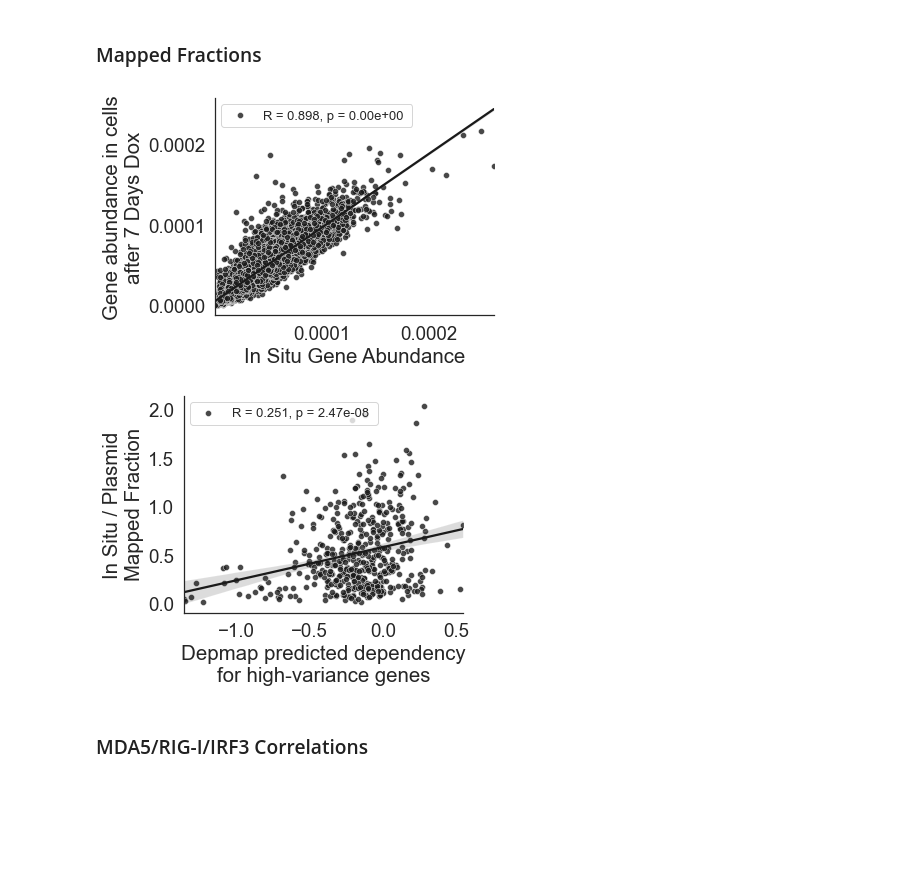
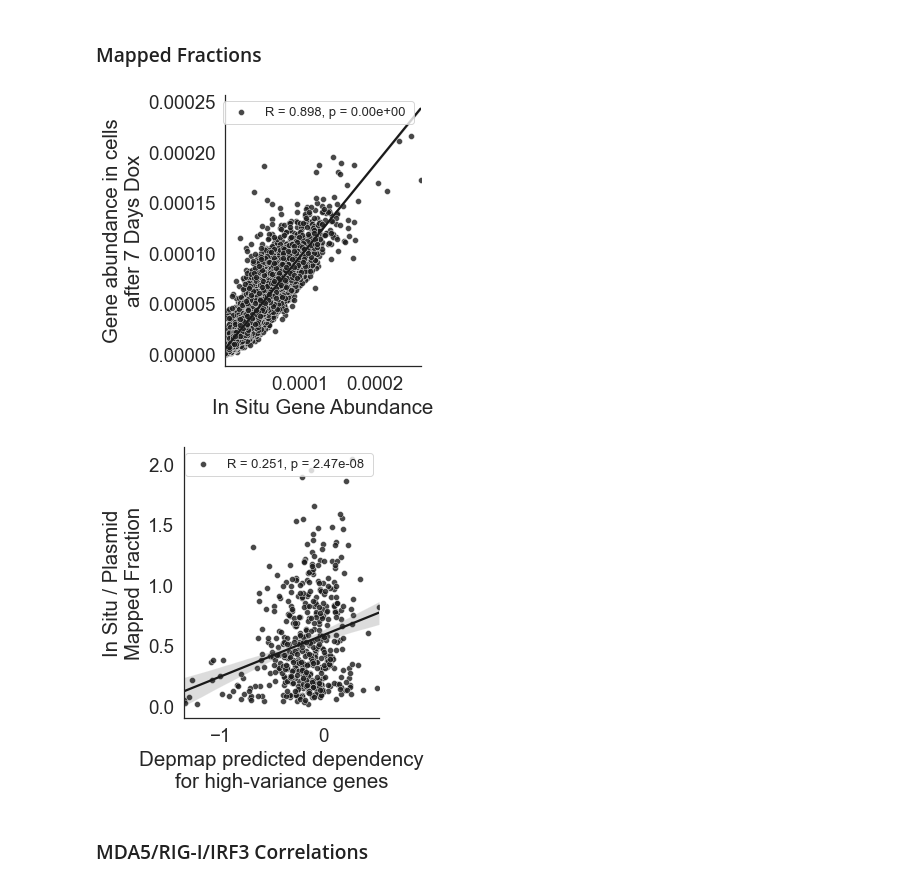
Before and after one commit to beccajcarlson/IRF3OpticalPooledScreen, a Jupyter notebook: CodeforFigures/Figure1_Supp.ipynb, the cells around one changed output. Drawn from its saved outputs; the diff is of its cells as text; code cells hidden in the pictures; blank space fills up the shorter version.

```diff
--- a/CodeforFigures/Figure1_Supp.ipynb
+++ b/CodeforFigures/Figure1_Supp.ipynb
@@ -122,30 +122,30 @@ hela = hela[hela.gene_symbol.isin((varg.gene_symbol))]
 # %%
 feature1 = 'InSitu'
 feature2 = '7dDox'
 nas = np.logical_or(df[feature1].isnull(), df[feature2].isnull())
 
 
-plt.figure(figsize = (5,4))
+plt.figure(figsize = (3.5,5))
 r, p = scipy.stats.pearsonr(df[feature1][~nas],df[feature2][~nas])
 sns.regplot(x = df[feature1], y = (df[feature2]), label = f'R = %s, p = {p:.2e} ' %(round(r,3)), color = 'k',
            scatter_kws={'linewidths':.5,'edgecolor':'white'})
 
 plt.xlabel('In Situ Gene Abundance')
 plt.ylabel(textwrap.fill('Gene abundance in cells after 7 Days Dox',25))
 sns.despine(top = True, right = True)
 plt.legend(fontsize = 13)
 
 plt.savefig('../../../IRF3 Paper/Figures/F1/insitu_7ddoxcorr.tif',dpi=300,bbox_inches='tight')
 plt.show()
 # %% [output]
-[figure, old version]
+[figure, new version]
 # %%
 df = pd.merge(df, hela, on = 'gene_symbol', how = 'inner')
 feature = 'insitu_plasmid'
 nas = np.logical_or(df.dependency.isnull(), df[feature].isnull())
 
 r, p = scipy.stats.pearsonr(df.dependency[~nas],df[feature][~nas])
-plt.figure(figsize = (5,4))
+plt.figure(figsize = (3.5,5))
 
 sns.regplot(x = df.dependency, y = (df[feature]), label = f'R = %s, p = {p:.2e} ' %(round(r,3)), color = 'k',
            scatter_kws={'linewidths':.5,'edgecolor':'white'})
@@ -158,6 +158,6 @@ plt.legend(fontsize = 13)
 plt.savefig('../../../IRF3 Paper/Figures/F1/depmap_rel_abundance.tif',dpi=300,bbox_inches='tight')
 plt.show()
 # %% [output]
-[figure, old version]
+[figure, new version]
 # %% [markdown]
 ### MDA5/RIG-I/IRF3 Correlations
```
Also changed, not shown: parts of 4 cells of this notebook, 1 other file.
